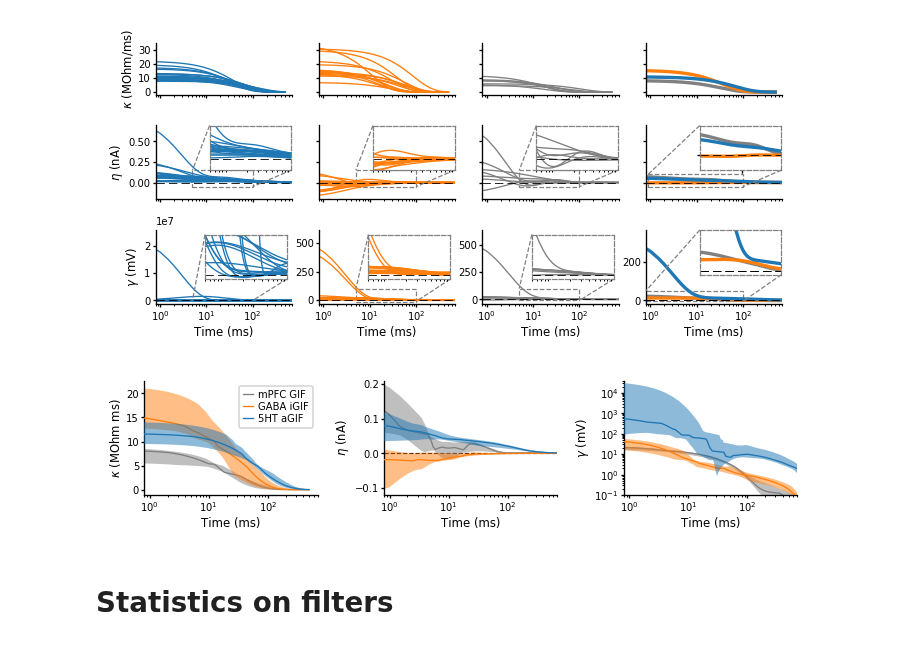
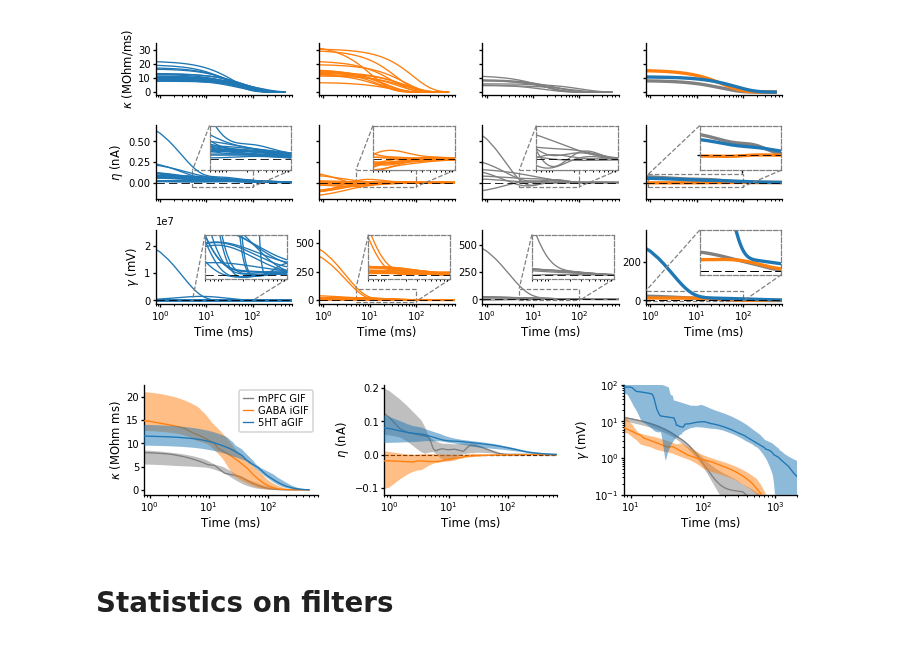
Before and after one commit to nauralcodinglab/raphegif, a Jupyter notebook: figs/scripts/writeup/single_neuron_model_filters_one_grid.ipynb, the cells around one changed output. Saved outputs shown, nothing was run; the diff lists cells and outputs as text; code cells hidden in the pictures.

Commit message:
Better gamma plots

```diff
--- a/figs/scripts/writeup/single_neuron_model_filters_one_grid.ipynb
+++ b/figs/scripts/writeup/single_neuron_model_filters_one_grid.ipynb
@@ -333,37 +333,36 @@ for i, (data_name, color_name, model_name, model_type) in enumerate(
         mod.gamma.getInterpolatedFilter(0.5)
         for mod in models[data_name][model_type]
     ]
     gamma_filter_array = np.array(gamma_filters)[:, 1, :]
     gamma_time_supp = gamma_filters[0][0]
 
     nonparametric_filter_plot(
         gamma_time_supp,
         gamma_filter_array,
         color=colors[color_name],
         zorder=i * 2,
         ax=gamma_ax,
         label=' '.join([data_name, model_name]),
     )
 
 gamma_ax.set_xscale('log')
 gamma_ax.set_yscale('log')
-gamma_ax.set_xlim(xlims)
-gamma_ax.set_ylim(0.1, 4e4)
+gamma_ax.set_xlim(8, 2000)
+gamma_ax.set_ylim(0.1, 1e2)
 
 
 pltools.hide_border('tr', ax=gamma_ax)
-pltools.hide_border('tr', ax=gamma_inset)
 
 gamma_ax.set_xlabel('Time (ms)')
 gamma_ax.set_ylabel(r'$\gamma$ (mV)')
 
 plt.tight_layout()
 
 if IMG_PATH is not None:
     plt.savefig(os.path.join(IMG_PATH, 'nonparametric_filter_plot.png'))
     plt.savefig(os.path.join(IMG_PATH, 'nonparametric_filter_plot.svg'))
 # %% [output]
-[figure, old version]
+[figure, new version]
 # %% [markdown]
 # Statistics on filters
 # %%
```
Also changed, not shown: parts of 1 cell of this notebook, 1 other file.
